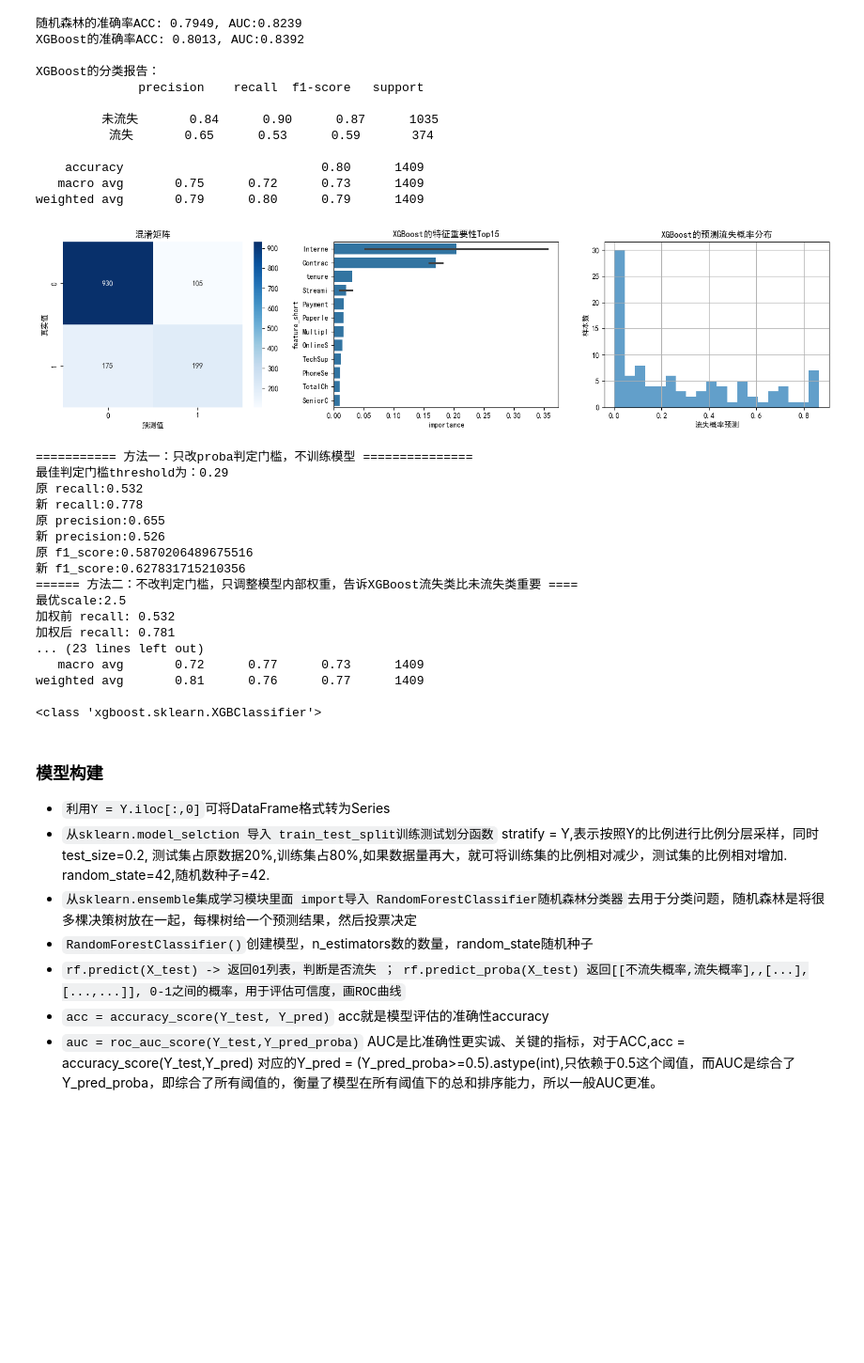
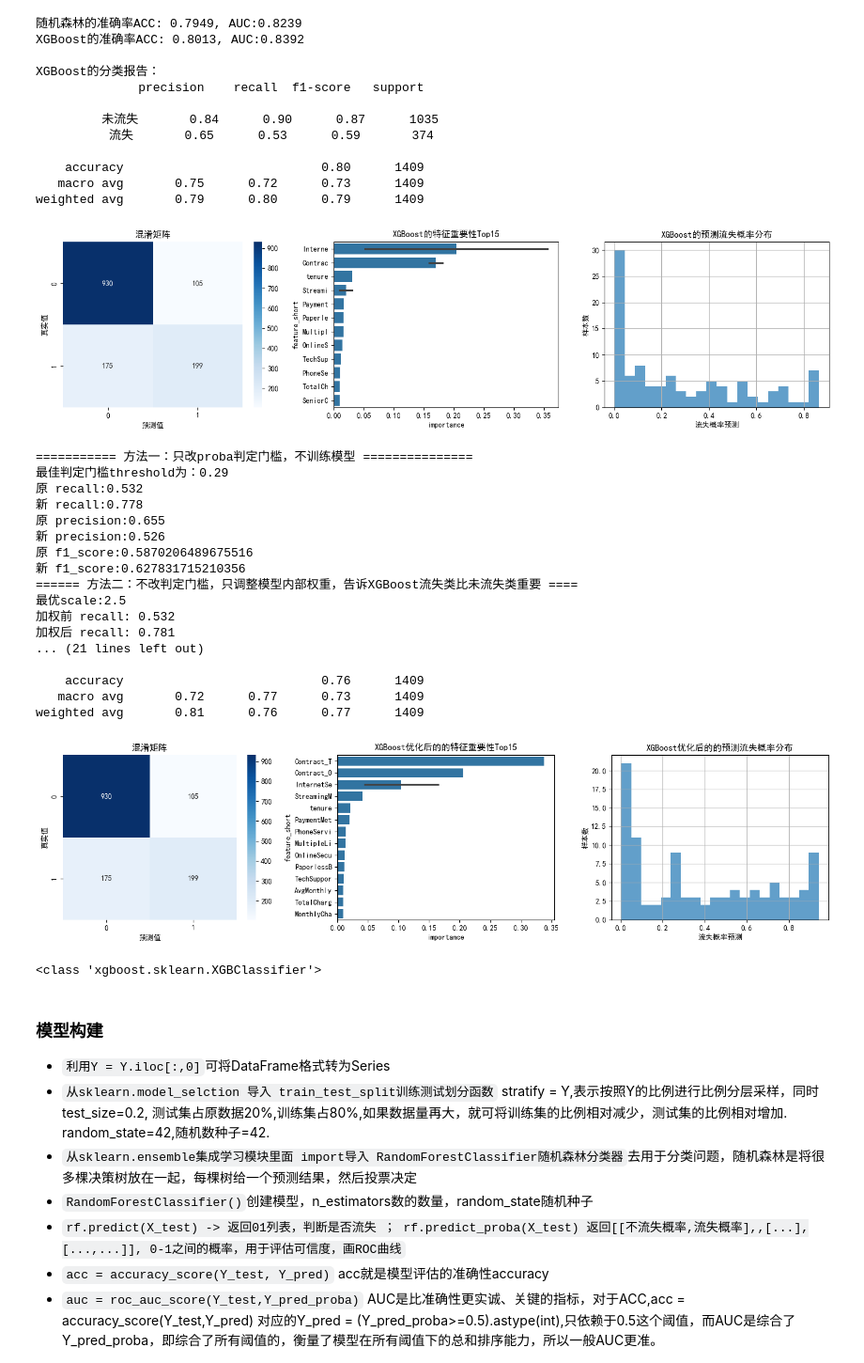
Before and after one commit to ruerua/AI-Learning-Journey, a Jupyter notebook: telecom_churn_prediction/IntoPractice/02_Modeling.ipynb, the cells around one changed output. Shown at 94% size. Cells and saved outputs as stored; diff of their text form; code cells hidden in the pictures; blank space fills up the shorter version.

```diff
--- a/telecom_churn_prediction/IntoPractice/02_Modeling.ipynb
+++ b/telecom_churn_prediction/IntoPractice/02_Modeling.ipynb
@@ -219,6 +219,41 @@ print(f"综合最优的AUC:{roc_auc_score(Y_test, Y_pred_proba_xgb_weighted)}")
 print("\n综合最优的分类报告：")
 print(classification_report(Y_test,Y_pred_xgb_weighted_new, target_names=['未流失', '流失']))
 
+# #====================XGBoost优化后的的三张图片====================
+fig, axes = plt.subplots(1,3, figsize=(15,4))
+
+# #图一：混淆矩阵
+cm_xgb_final = confusion_matrix(Y_test,Y_pred_xgb)
+sns.heatmap(cm_xgb_final, annot=True, fmt='d', cmap='Blues', ax=axes[0])
+axes[0].set_xlabel('预测值')
+axes[0].set_ylabel('真实值')
+axes[0].set_title('混淆矩阵')
+
+# #图二：特征重要性
+importance_xgb_final = pd.DataFrame({
+    'feature': X.columns,
+    'importance': xgb_weighted.feature_importances_
+}).sort_values('importance', ascending=False).head(15)
+importance_xgb_final['feature_short'] = importance_xgb_final['feature'].str.slice(0,10)
+sns.barplot(x='importance', y='feature_short', data=importance_xgb_final, ax=axes[1])
+axes[1].set_title('XGBoost优化后的的特征重要性Top15')
+
+# #图三：流失概率分布(对比真实目标)
+#取前100个测试样本
+test_df = pd.DataFrame({
+    '真实标签': Y_test.values[:100],
+    '预测概率': Y_pred_proba_xgb_weighted[:100]
+})
+test_df['预测概率'].hist(bins=20, alpha=0.7, label='预测概率', ax= axes[2])
+axes[2].set_title('XGBoost优化后的的预测流失概率分布')
+axes[2].set_xlabel('流失概率预测')
+axes[2].set_ylabel('样本数')
+
+plt.tight_layout()
+plt.savefig('../Output/day5_xgbModel_final.png', dpi=150)
+plt.show()
+
+
 # #--------------- 保存模型 --------------------
 joblib.dump(xgb_weighted, '../models/xgb_final_model.pkl')
 
@@ -244,36 +279,38 @@ print(type(loaded_model))
 [[931 104]
  [185 189]]
 [figure]
 随机森林的准确率ACC: 0.7949, AUC:0.8239
 XGBoost的准确率ACC: 0.8013, AUC:0.8392
 
 XGBoost的分类报告：
               precision    recall  f1-score   support
 
          未流失       0.84      0.90      0.87      1035
           流失       0.65      0.53      0.59       374
 
     accuracy                           0.80      1409
    macro avg       0.75      0.72      0.73      1409
 weighted avg       0.79      0.80      0.79      1409
 [figure]
 =========== 方法一：只改proba判定门槛，不训练模型 ===============
 最佳判定门槛threshold为：0.29
 原 recall:0.532
 新 recall:0.778
 原 precision:0.655
 新 precision:0.526
 原 f1_score:0.5870206489675516
 新 f1_score:0.627831715210356
 ====== 方法二：不改判定门槛，只调整模型内部权重，告诉XGBoost流失类比未流失类重要 ====
 最优scale:2.5
 加权前 recall: 0.532
 加权后 recall: 0.781
-... (23 lines left out)
+... (21 lines left out)
+
+    accuracy                           0.76      1409
    macro avg       0.72      0.77      0.73      1409
 weighted avg       0.81      0.76      0.77      1409
-
-<class 'xgboost.sklearn.XGBClassifier'>
+[figure, added]
+<class 'xgboost.sklearn.XGBClassifier'>
 # %% [markdown]
 ### 模型构建
 - `利用Y = Y.iloc[:,0]`可将DataFrame格式转为Series
```
Also changed, not shown: 1 other file.
